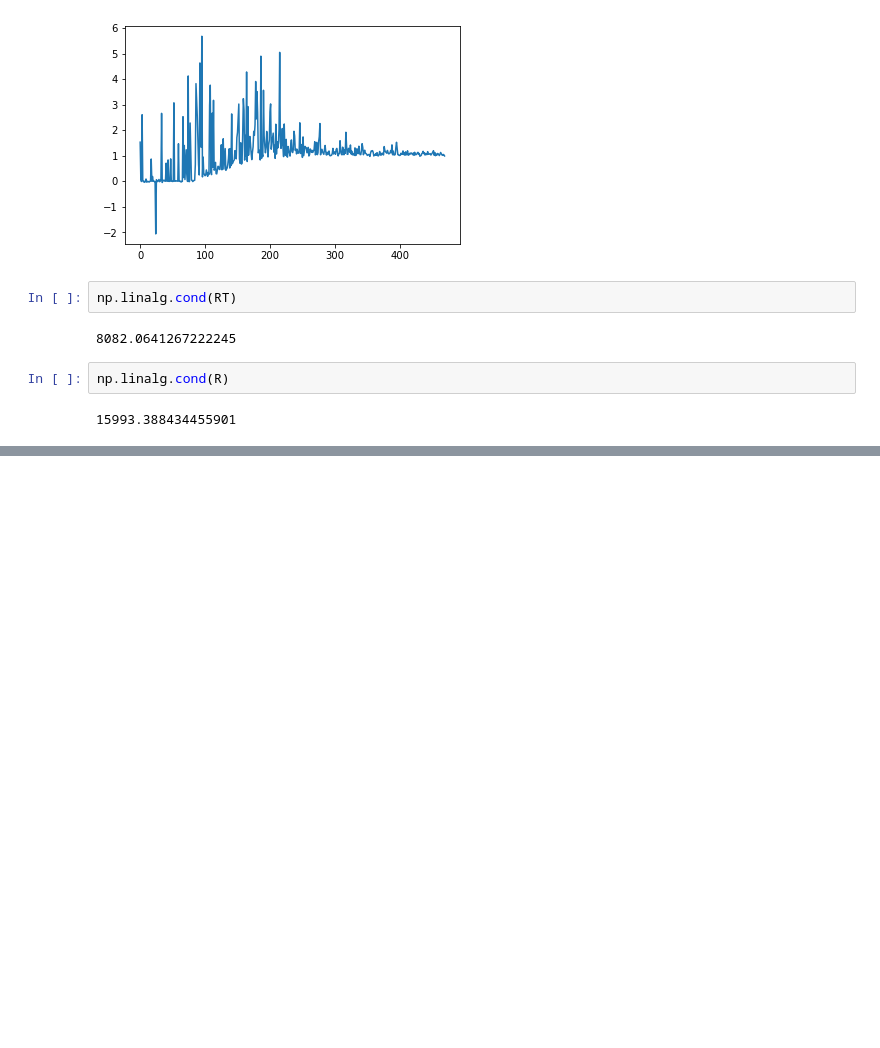
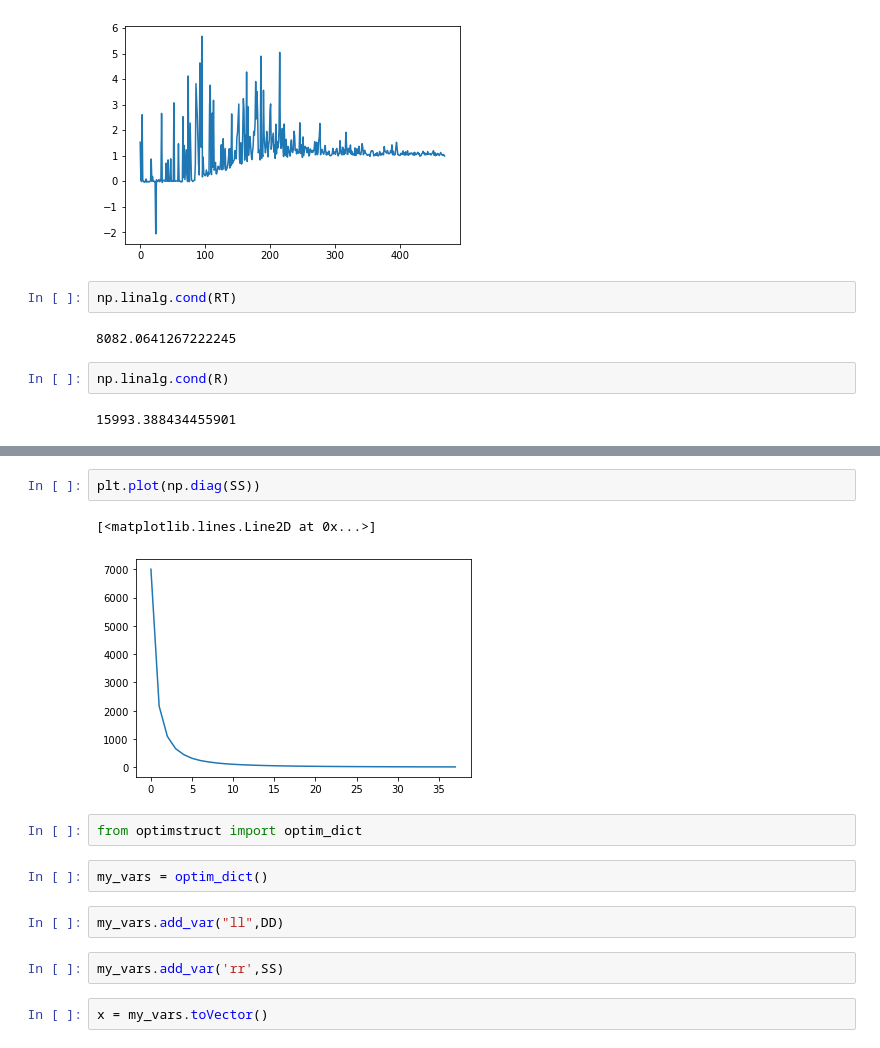
Before and after one commit to mrpatrick1991/thesis, a Jupyter notebook: figures/chapter_4/optimization_left_preconditioner/Untitled.ipynb, the cells around one changed output, grey strips where cells are left out. Cells and saved outputs as stored; diff of their text form; blank space fills up the shorter version.

```diff
--- a/figures/chapter_4/optimization_left_preconditioner/Untitled.ipynb
+++ b/figures/chapter_4/optimization_left_preconditioner/Untitled.ipynb
@@ -142,0 +224,15 @@ np.linalg.cond(R)
+# %%
+plt.plot(np.diag(SS))
+# %% [output]
+[<matplotlib.lines.Line2D at 0x...>]
+[figure, added]
+# %%
+from optimstruct import optim_dict
+# %%
+my_vars = optim_dict()
+# %%
+my_vars.add_var("ll",DD)
+# %%
+my_vars.add_var('rr',SS)
+# %%
+x = my_vars.toVector()
```
Also changed, not shown: parts of 9 cells of this notebook, 7 other files.
